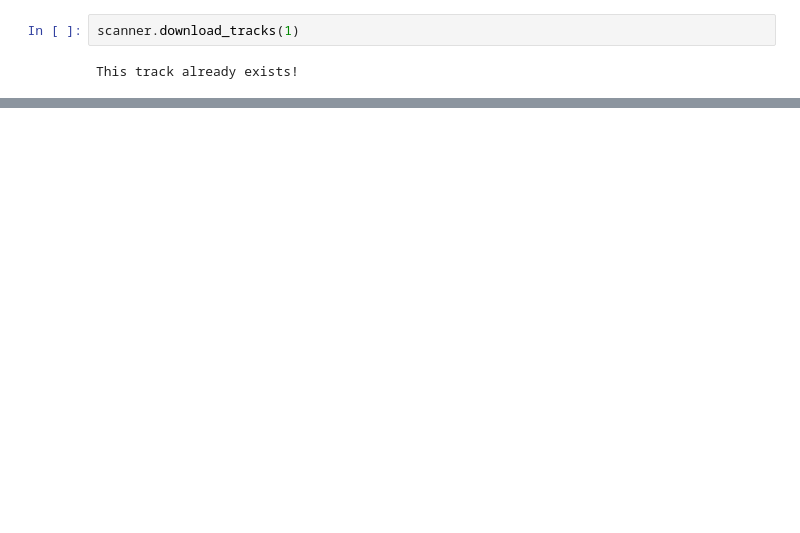
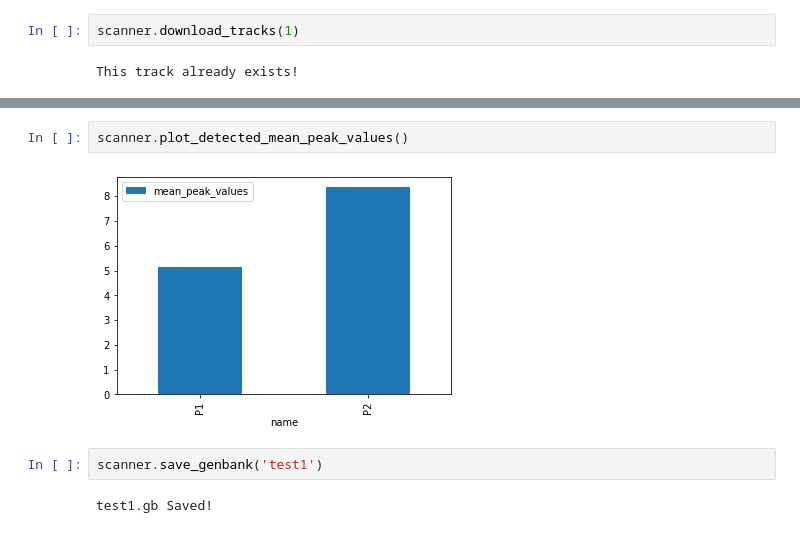
Before and after one commit to MLKaufman/py-enhancer-scanner, a Jupyter notebook: ExampleEnhancerScanNotebook.ipynb, the cells around one changed output, grey strips where cells are left out. Cells and saved outputs as stored; diff of their text form; blank space fills up the shorter version.

```diff
--- a/ExampleEnhancerScanNotebook.ipynb
+++ b/ExampleEnhancerScanNotebook.ipynb
@@ -59,0 +67,8 @@ scanner.plot_detected_size()
+# %%
+scanner.plot_detected_mean_peak_values()
+# %% [output]
+[figure, added]
+# %%
+scanner.save_genbank('test1')
+# %% [output]
+test1.gb Saved!
```
Also changed, not shown: parts of 9 cells of this notebook.
